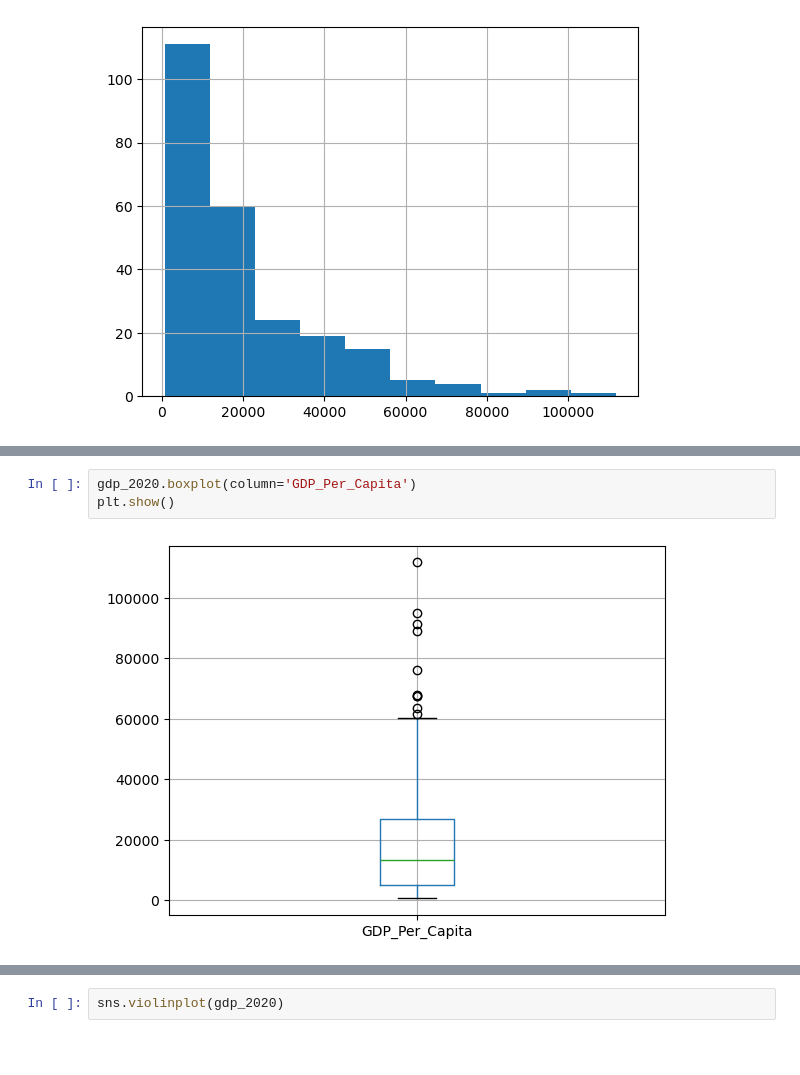
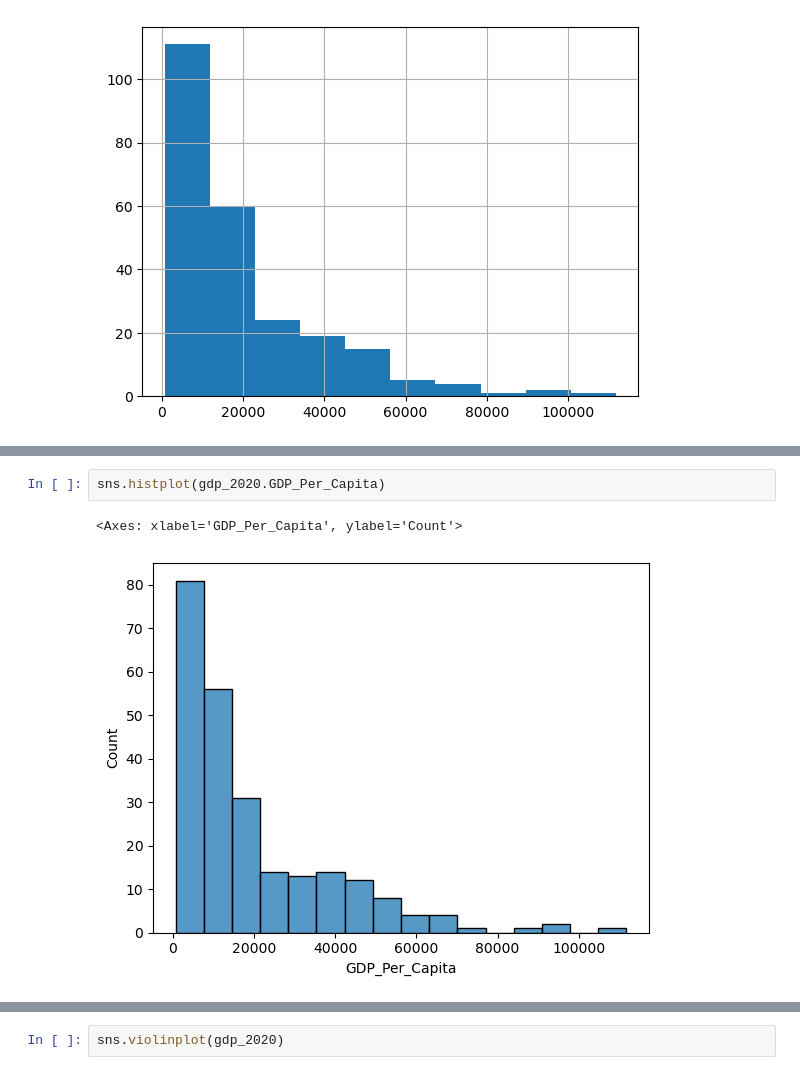
Before and after one commit to NSS-Data-Analytics-Cohort-11/undata-zdemeke, a Jupyter notebook: notebook/UN_Data_project.ipynb, the cells around one changed output, grey strips where cells are left out. Drawn from its saved outputs; the diff is of its cells as text; blank space fills up the shorter version.

```diff
--- a/notebook/UN_Data_project.ipynb
+++ b/notebook/UN_Data_project.ipynb
@@ -202,5 +214,5 @@ gdp_2020['GDP_Per_Capita'].hist()
-# %%
-gdp_2020.boxplot(column='GDP_Per_Capita')
-plt.show()
-# %% [output]
-[figure, removed]
+# %%
+sns.histplot(gdp_2020.GDP_Per_Capita)
+# %% [output]
+<Axes: xlabel='GDP_Per_Capita', ylabel='Count'>
+[figure, added]
```
Also changed, not shown: parts of 26 cells of this notebook.
